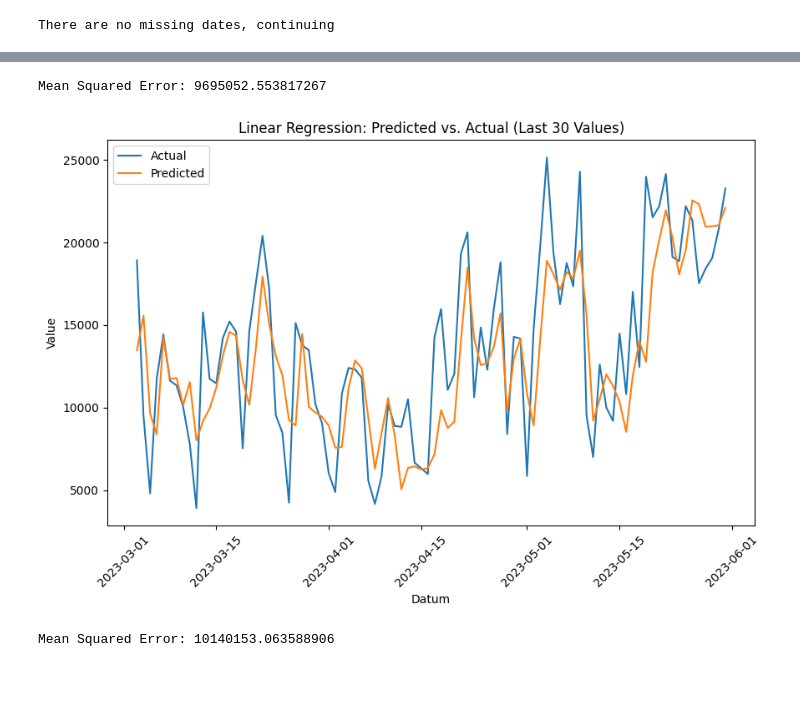
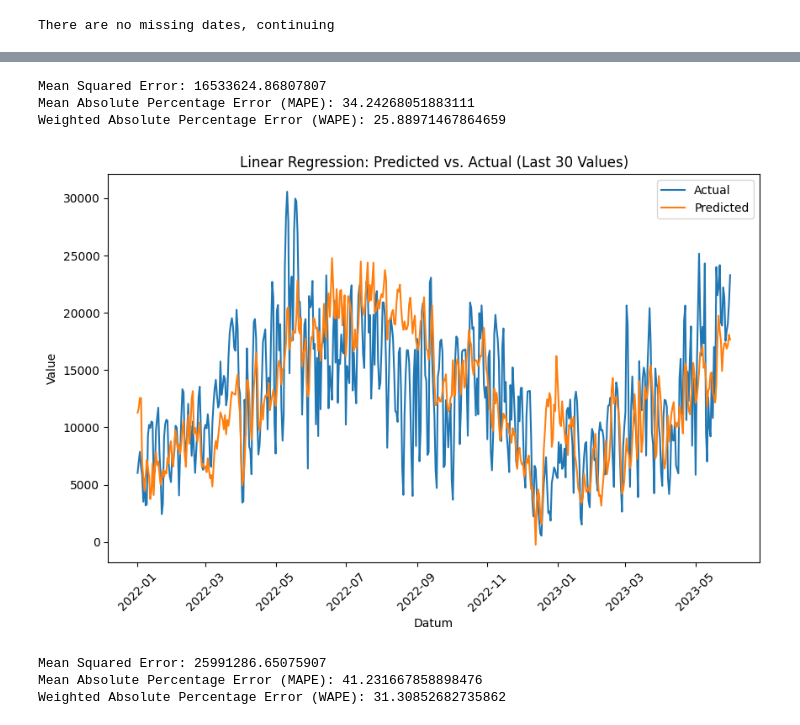
Before and after one commit to datenhahn/munich-bicycle-prediction, a Jupyter notebook: explorations/explore-model.ipynb, the cells around one changed output, grey strips where cells are left out. Drawn from its saved outputs; the diff is of its cells as text; code cells hidden in the pictures; blank space fills up the shorter version.

```diff
--- a/explorations/explore-model.ipynb
+++ b/explorations/explore-model.ipynb
@@ -84,13 +95,19 @@ from sklearn.linear_model import LinearRegression
 from sklearn.model_selection import train_test_split
 
 # Define features and target variables
-features = ['monat', 'avg_last_week', 'vortag_gesamt', 'min-temp', 'max-temp', 'avg-temp', 'niederschlag', 'bewoelkung', 'sonnenstunden']
-#features = ['min-temp', 'max-temp', 'avg-temp', 'niederschlag', 'bewoelkung', 'sonnenstunden']
+
+# If we had live data from the stations we could improve the models by adding look-back features, but as
+# we only get the environmental data, we can only use the current day's data
+# features = ['monat', 'avg_last_week', 'vortag_gesamt', 'min-temp', 'max-temp', 'avg-temp', 'niederschlag', 'bewoelkung', 'sonnenstunden']
+
+# We reduce the features to the ones that are most likely to have an impact on the number of bikes and
+# which we can easily get from the weather API
+features = ['monat', 'min-temp', 'max-temp', 'avg-temp', 'niederschlag', 'bewoelkung', 'sonnenstunden']
 target = 'gesamt'
 
 # Splitting the data into training and testing sets based on the date
-train_data = aggregated_df[aggregated_df['datum'] < '2023-01-01']
-test_data = aggregated_df[aggregated_df['datum'] >= '2023-01-01']
+train_data = aggregated_df[aggregated_df['datum'] < '2022-01-01']
+test_data = aggregated_df[aggregated_df['datum'] >= '2022-01-01']
 
 # Splitting the features and target for training and testing
 X_train = train_data[features]
@@ -104,25 +121,30 @@ model.fit(X_train, y_train)
 
 # Predicting on the test set
 y_pred = model.predict(X_test)
+y_pred = y_pred * 1.4
 
-# Evaluating the model using mean squared error
-mse = mean_squared_error(y_test, y_pred)
-print("Mean Squared Error:", mse)
+# Calculating and printing the MAPE and WAPE
+mape = mean_absolute_percentage_error(y_test, y_pred)
+wape = weighted_absolute_percentage_error(y_test, y_pred)
+print("Mean Absolute Percentage Error (MAPE):", mape)
+print("Weighted Absolute Percentage Error (WAPE):", wape)
 # %% [output]
-Mean Squared Error: 9695052.553817267
+Mean Squared Error: 16533624.86807807
+Mean Absolute Percentage Error (MAPE): 34.24268051883111
+Weighted Absolute Percentage Error (WAPE): 25.88971467864659
 # %%
 # Plotting predicted vs. actual values with 'datum' as the x-axis
 plt.figure(figsize=(10, 6))
-plt.plot(y_test.index[-90:], y_test[-90:], label='Actual')
-plt.plot(y_test.index[-90:], y_pred[-90:], label='Predicted')
+plt.plot(y_test.index, y_test, label='Actual')
+plt.plot(y_test.index, y_pred, label='Predicted')
 plt.xlabel('Datum')
 plt.ylabel('Value')
 plt.title('Linear Regression: Predicted vs. Actual (Last 30 Values)')
 plt.xticks(rotation=45)
 plt.legend()
 plt.show()
 # %% [output]
-[figure, old version]
+[figure, new version]
 # %%
 from sklearn.ensemble import RandomForestRegressor
 
@@ -133,11 +155,21 @@ model.fit(X_train, y_train)
 # Predicting on the test set
 y_pred = model.predict(X_test)
 
+factor = 1.6
+y_pred = y_pred * factor
+
 # Evaluating the model using mean squared error
 mse = mean_squared_error(y_test, y_pred)
 print("Mean Squared Error:", mse)
+# Calculating and printing the MAPE and WAPE
+mape = mean_absolute_percentage_error(y_test, y_pred)
+wape = weighted_absolute_percentage_error(y_test, y_pred)
+print("Mean Absolute Percentage Error (MAPE):", mape)
+print("Weighted Absolute Percentage Error (WAPE):", wape)
 # %% [output]
-Mean Squared Error: 10140153.063588906
+Mean Squared Error: 25991286.65075907
+Mean Absolute Percentage Error (MAPE): 41.231667858898476
+Weighted Absolute Percentage Error (WAPE): 31.30852682735862
 # %%
 # Plotting predicted vs. actual values with 'datum' as the x-axis
 plt.figure(figsize=(10, 6))
```
Also changed, not shown: parts of 5 cells of this notebook, 7 other files.
